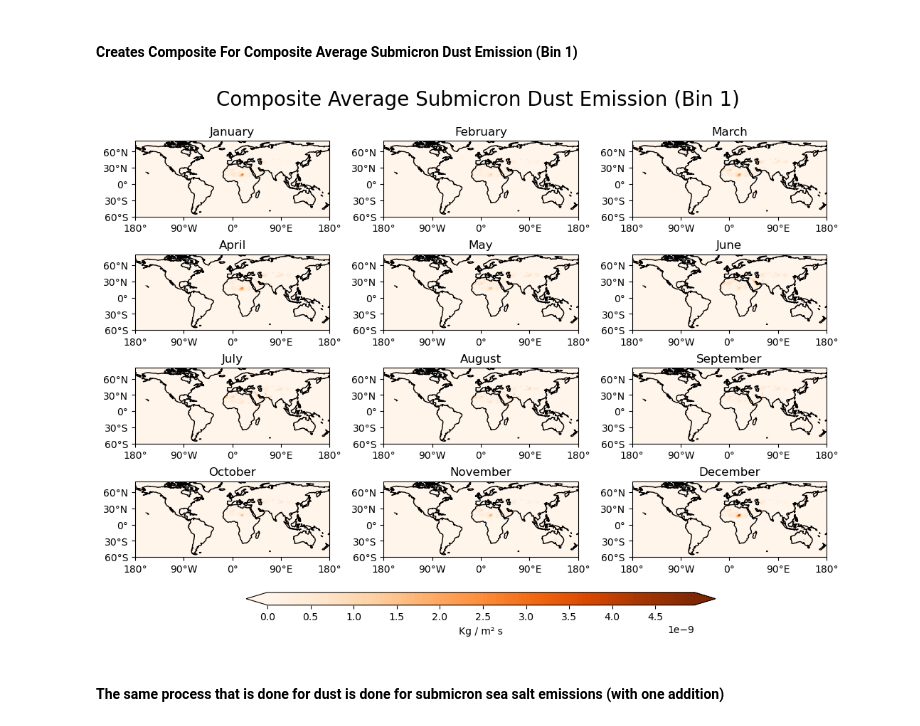
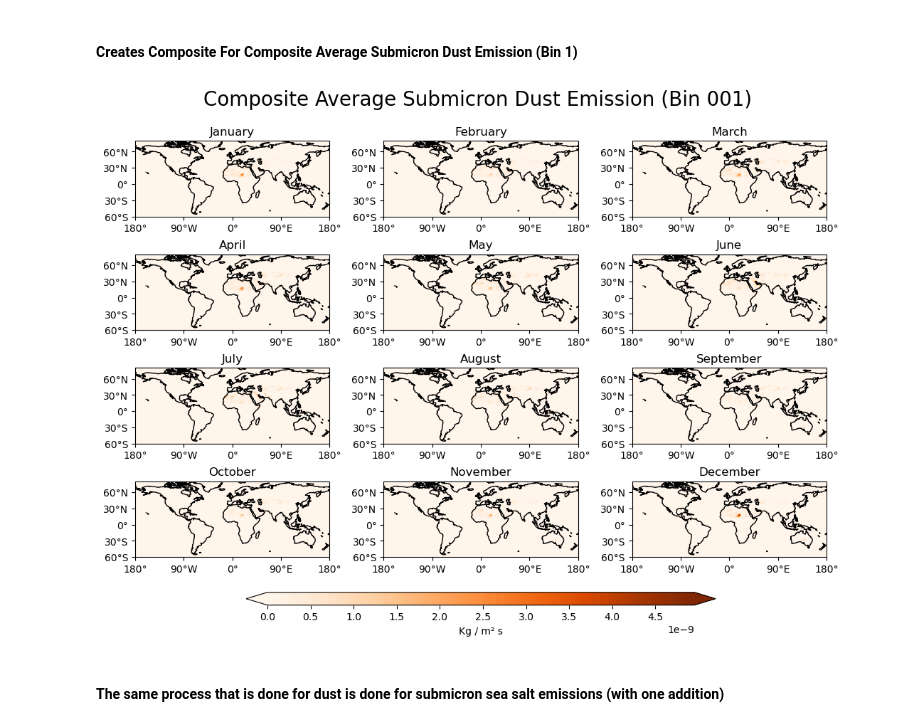
Before and after one commit to bearlyonline/ProjectCLIM680, a Jupyter notebook: ComparisonBetter.ipynb, the cells around one changed output. Drawn from its saved outputs; the diff is of its cells as text; code cells hidden in the pictures.

```diff
--- a/ComparisonBetter.ipynb
+++ b/ComparisonBetter.ipynb
@@ -101,35 +101,35 @@ for i, dust in enumerate(ds_dustmean['month']):
     axs[i].set_xticks(np.arange(-180, 181, 90), crs=ccrs.PlateCarree())
     lon_formatter = cticker.LongitudeFormatter()
     axs[i].xaxis.set_major_formatter(lon_formatter)
 
     # Latitude labels
     axs[i].set_yticks(np.arange(-60, 81, 30), crs=ccrs.PlateCarree())
     lat_formatter = cticker.LatitudeFormatter()
     axs[i].yaxis.set_major_formatter(lat_formatter)
 
     # Title each subplot with the name of the month
     axs[i].set_title(month_names[i])
 
     # Draw the coastlines for each subplot
     axs[i].coastlines()
 
 # Adjust the location of the subplots
 # on the page to make room for the colorbar
 fig.subplots_adjust(bottom=0.25, top=0.9, left=0.05, right=0.95,
                     wspace=0.2, hspace=0.5)
 
 # Add a colorbar axis at the bottom of the graph
 cbar_ax = fig.add_axes([0.2, 0.175, 0.6, 0.02])
 
 # Draw the colorbar
 cbar = fig.colorbar(cs, cax=cbar_ax, orientation='horizontal', label='Kg / m\u00b2 s')
 
 # Adds title at the top
-plt.suptitle('Composite Average Submicron Dust Emission (Bin 1) ', fontsize=20)
+plt.suptitle('Composite Average Submicron Dust Emission (Bin 001) ', fontsize=20)
 
 plt.show()
 # %% [output]
-[figure, old version]
+[figure, new version]
 # %% [markdown]
 #### The same process that is done for dust is done for submicron sea salt emissions (with one addition)
 # %%
```
Also changed, not shown: parts of 2 cells of this notebook.
